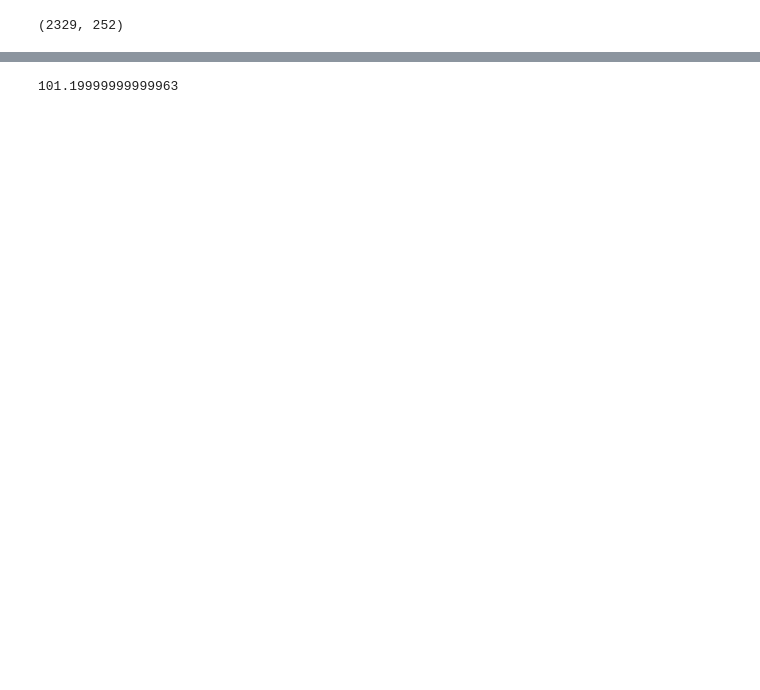
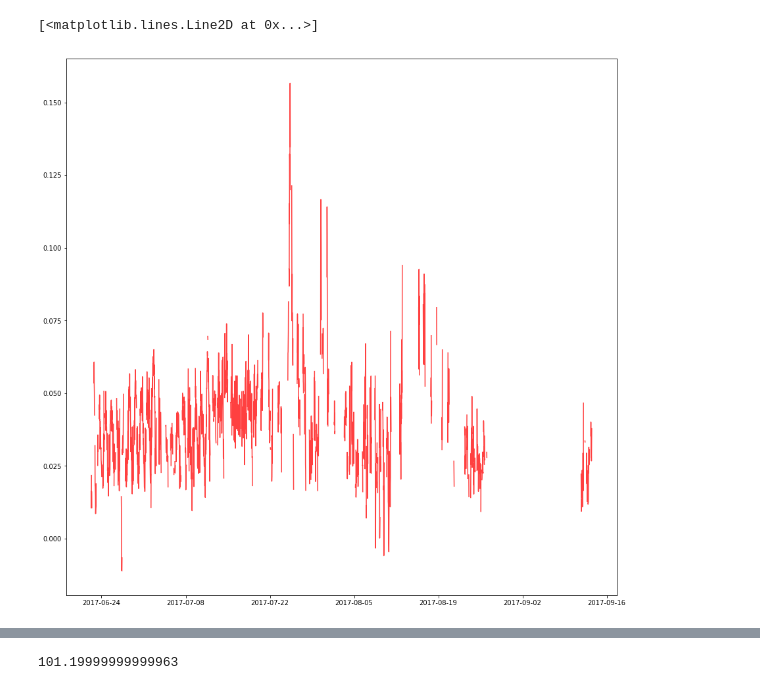
Before and after one commit to June-Skeeter/FishIsland_Processing, a Jupyter notebook: FishIsland_DataCompilder.ipynb, the cells around one changed output, grey strips where cells are left out. Drawn from its saved outputs; the diff is of its cells as text; code cells hidden in the pictures; blank space fills up the shorter version.

```diff
--- a/FishIsland_DataCompilder.ipynb
+++ b/FishIsland_DataCompilder.ipynb
@@ -124,13 +130,23 @@ class Process:
         for var in self.Fluxes:
             self.Data.loc[np.isnan(self.Data[var]) == True,[var+'_drop']]=1
 # %%
+LightGrey = (0,0,0,.75)
+Red = (1,0,0,.75)
+
 Comp = Compile([Flux_Path_10_aut,Flux_Path_1_aut,Flux_Path_Fill],Met_Path,Soil_Path,'Cov')
 Data = Comp.Data
+
+plt.figure(figsize=(15,15))
+# plt.scatter(Data['ch4_flux'].index,Data['ch4_flux'],color = LightGrey)
+
+
+
 Proc = Process(Data,qc_thresh=2,rain_thresh=[.5,0],ch4_signal_thresh=10,spike_thresh=4,wind_drop = 30,U_thresh=.1)
 Data = Proc.Data
 
-print(Data[np.isfinite(Data['co2_flux'])].shape)
+plt.plot(Data['ch4_flux'],color = Red)
 # %% [output]
-(2329, 252)
+[<matplotlib.lines.Line2D at 0x...>]
+[figure, added]
 # %%
 plt.figure()
```
Also changed, not shown: parts of 5 cells of this notebook, 3 other files.
